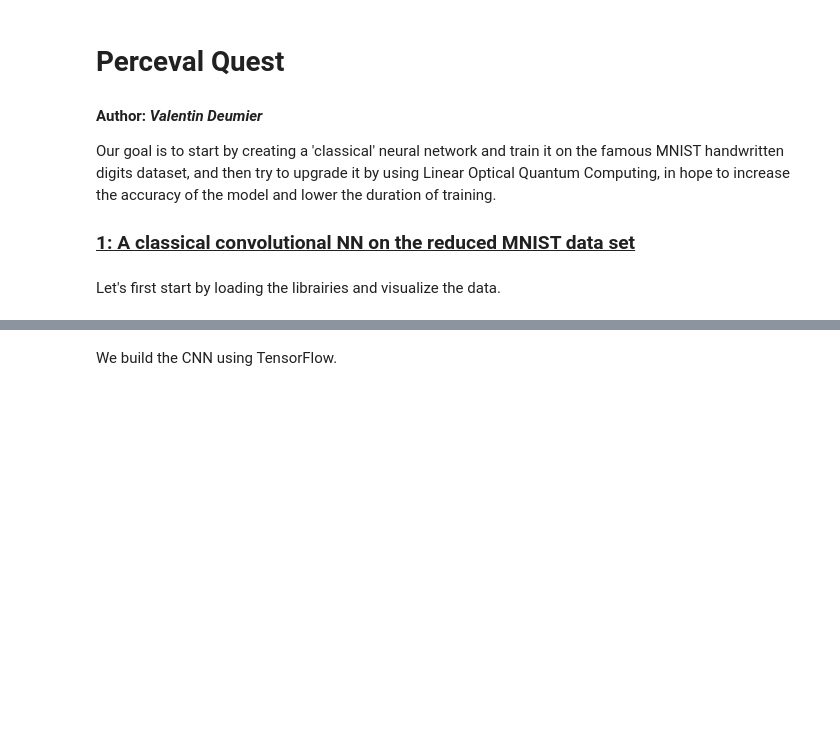
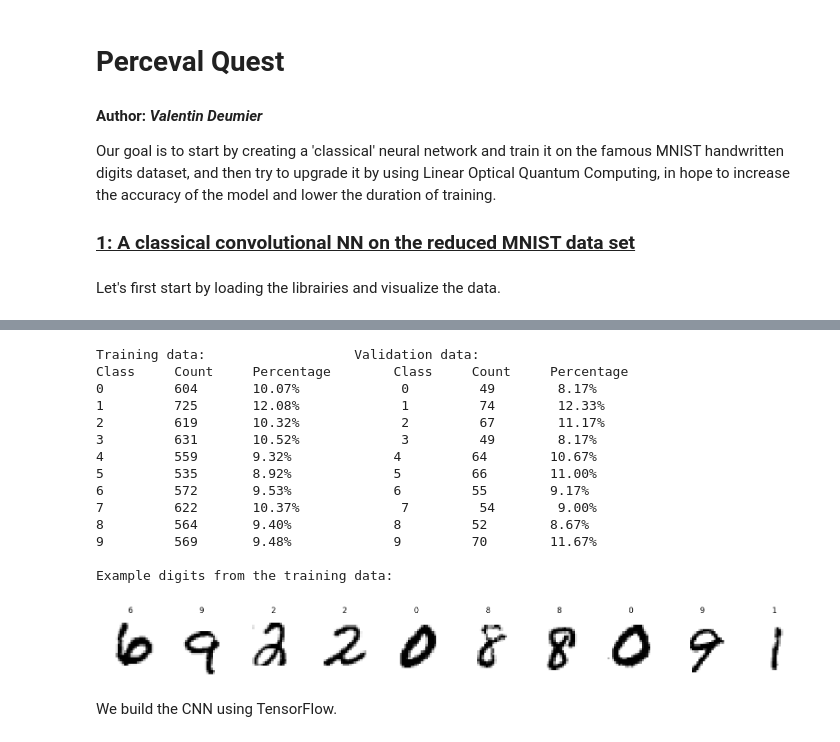
Before and after one commit to VDeumier/LOQC_MNIST, a Jupyter notebook: classic_conv_model.ipynb, the cells around one changed output, grey strips where cells are left out. Cells and saved outputs as stored; diff of their text form; code cells hidden in the pictures; blank space fills up the shorter version.

```diff
--- a/classic_conv_model.ipynb
+++ b/classic_conv_model.ipynb
@@ -83,3 +57,45 @@ Max difference of proportion between full and subset datasets: 0.59 %
+# %%
+# Check proportions of each class
+train_counts = pd.Series(y_train.argmax(axis=1)).value_counts()
+val_counts = pd.Series(y_val.argmax(axis=1)).value_counts()
+
+train_percentages = (train_counts / len(y_train)) * 100
+val_percentages = (val_counts / len(y_val)) * 100
+
+print('Training data:                   Validation data:')
+print(f"{'Class':<10}{'Count':<10}{'Percentage':<10}        {'Class':<10}{'Count':<10}{'Percentage':<10}")
+for i in range(NUM_CLASSES):
+    print(f"{i:<10}{train_counts[i]:<10}{train_percentages[i]:.2f}%             {i:<10}{val_counts[i]:<10}{val_percentages[i]:.2f}%")
+
+# Visualize the training data
+
+def plot_digits(digits, labels, num_digits=10):
+    fig, axes = plt.subplots(1, num_digits, figsize=(20, 20))
+    for i in range(num_digits):
+        axes[i].imshow(digits[i], cmap='gray_r')
+        axes[i].set_title(labels[i])
+        axes[i].axis('off')
+    plt.show()
+
+print('')
+print("Example digits from the training data:")
+plot_digits(X_train, y_train.argmax(axis=1))
+# %% [output]
+Training data:                   Validation data:
+Class     Count     Percentage        Class     Count     Percentage
+0         604       10.07%             0         49        8.17%
+1         725       12.08%             1         74        12.33%
+2         619       10.32%             2         67        11.17%
+3         631       10.52%             3         49        8.17%
+4         559       9.32%             4         64        10.67%
+5         535       8.92%             5         66        11.00%
+6         572       9.53%             6         55        9.17%
+7         622       10.37%             7         54        9.00%
+8         564       9.40%             8         52        8.67%
+9         569       9.48%             9         70        11.67%
+
+Example digits from the training data:
+[figure, added]
 # %% [markdown]
 We build the CNN using TensorFlow.
 # %%
```
Also changed, not shown: parts of 6 cells of this notebook, 1 other file.
